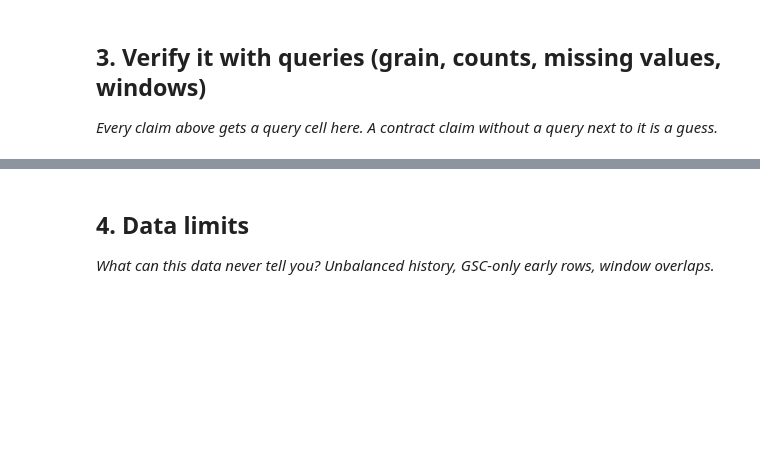
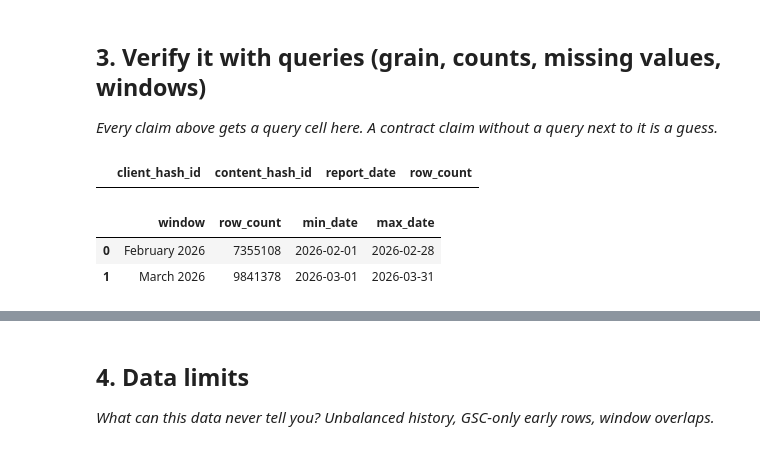
Before and after one commit to bhavanathiru13-droid/flyrank-AI_1, a Jupyter notebook: work/notebooks/w03_data_contract.ipynb, the cells around one changed output, grey strips where cells are left out. Drawn from its saved outputs; the diff is of its cells as text; code cells hidden in the pictures; blank space fills up the shorter version.

```diff
--- a/work/notebooks/w03_data_contract.ipynb
+++ b/work/notebooks/w03_data_contract.ipynb
@@ -24,3 +68,43 @@ This skeleton is yours to fill. Work the sections **in order** — each one has
 ## 3. Verify it with queries (grain, counts, missing values, windows)
 
 *Every claim above gets a query cell here. A contract claim without a query next to it is a guess.*
+# %%
+# Check the grain: one row per client + content + report date
+
+grain_check = con.execute(f"""
+    SELECT client_hash_id, content_hash_id, report_date, COUNT(*) AS row_count
+    FROM {FEB}
+    GROUP BY client_hash_id, content_hash_id, report_date
+    HAVING COUNT(*) > 1
+    LIMIT 5
+""").fetchdf()
+
+grain_check
+# %% [output]
+|  | client_hash_id | content_hash_id | report_date | row_count |
+# %%
+# Check row counts and date windows for the feature and label periods
+
+window_check = con.execute(f"""
+    SELECT
+        'February 2026' AS window,
+        COUNT(*) AS row_count,
+        MIN(report_date) AS min_date,
+        MAX(report_date) AS max_date
+    FROM {FEB}
+
+    UNION ALL
+
+    SELECT
+        'March 2026' AS window,
+        COUNT(*) AS row_count,
+        MIN(report_date) AS min_date,
+        MAX(report_date) AS max_date
+    FROM {MAR}
+""").fetchdf()
+
+window_check
+# %% [output]
+|  | window | row_count | min_date | max_date |
+| 0 | February 2026 | 7355108 | 2026-02-01 | 2026-02-28 |
+| 1 | March 2026 | 9841378 | 2026-03-01 | 2026-03-31 |
```
Also changed, not shown: parts of 13 cells of this notebook.
